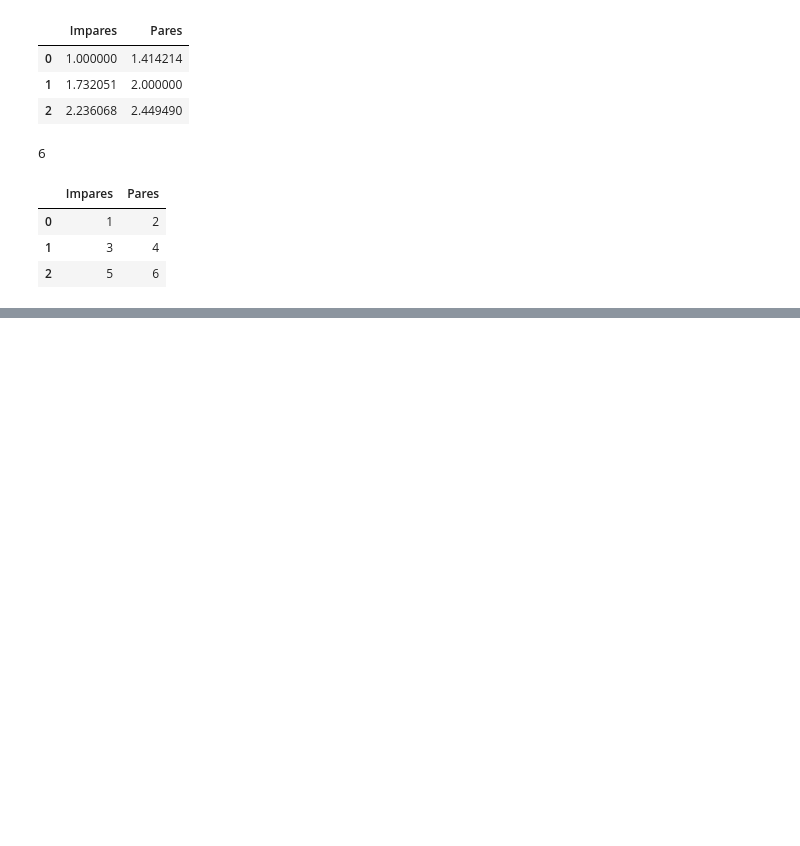
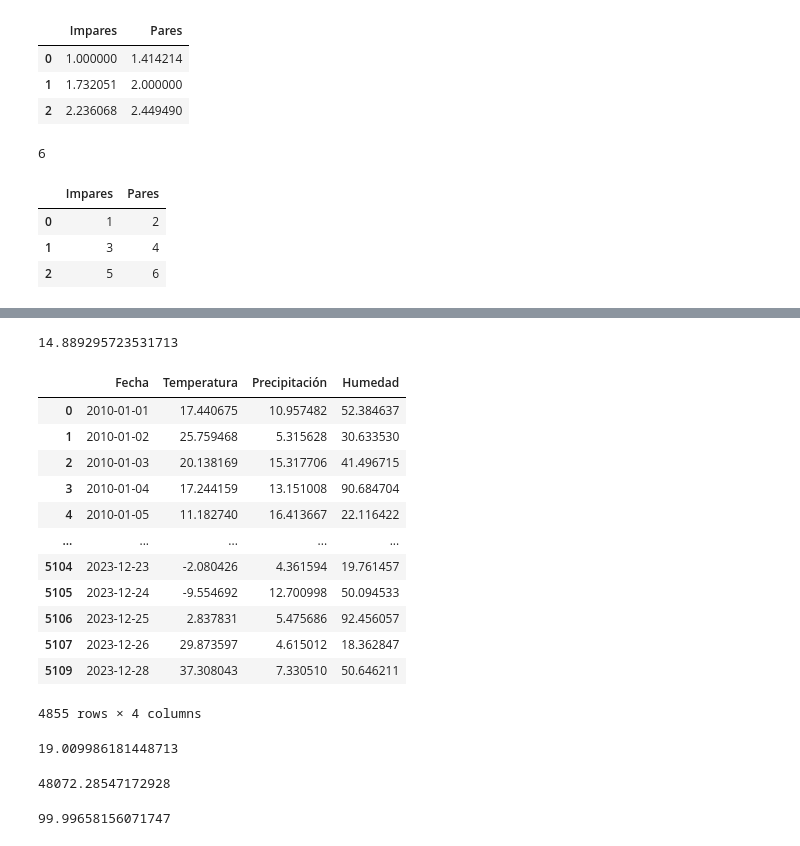
Before and after one commit to Bernardo-Mata/python-data-science, a Jupyter notebook: numpy.ipynb, the cells around one changed output, grey strips where cells are left out. Saved outputs shown, nothing was run; the diff lists cells and outputs as text; code cells hidden in the pictures; blank space fills up the shorter version.

```diff
--- a/numpy.ipynb
+++ b/numpy.ipynb
@@ -515,0 +568,4 @@ df_desde_np
+# %%
+#convertir a datetime
+df['Fecha'] = pd.to_datetime(df['Fecha'],format='%d/%m/%Y')
+df['Fecha']
@@ -515,0 +585,38 @@ df_desde_np
+# %%
+#sacar promedio de temperatura ignorando nulos
+df_clean = df['Temperatura'].fillna(df['Temperatura'].mean())
+df_clean.mean()
+# %% [output]
+14.889295723531713
+# %%
+df_clean
+# %% [output]
+|  | Fecha | Temperatura | Precipitación | Humedad |
+| 0 | 2010-01-01 | 17.440675 | 10.957482 | 52.384637 |
+| 1 | 2010-01-02 | 25.759468 | 5.315628 | 30.633530 |
+| 2 | 2010-01-03 | 20.138169 | 15.317706 | 41.496715 |
+| 3 | 2010-01-04 | 17.244159 | 13.151008 | 90.684704 |
+| 4 | 2010-01-05 | 11.182740 | 16.413667 | 22.116422 |
+| ... | ... | ... | ... | ... |
+| 5104 | 2023-12-23 | -2.080426 | 4.361594 | 19.761457 |
+| 5105 | 2023-12-24 | -9.554692 | 12.700998 | 50.094533 |
+| 5106 | 2023-12-25 | 2.837831 | 5.475686 | 92.456057 |
+| 5107 | 2023-12-26 | 29.873597 | 4.615012 | 18.362847 |
+| 5109 | 2023-12-28 | 37.308043 | 7.330510 | 50.646211 |
+4855 rows × 4 columns
+# %%
+#sacar promedio de temperatura de los primeros 6 meses
+df_clean[:6].mean()
+# %% [output]
+19.009986181448713
+# %%
+#sacar total de precipitacion
+df_precipitacion = df['Precipitación'].sum()
+df_precipitacion
+# %% [output]
+48072.28547172928
+# %%
+#maxima humedad registrada
+df['Humedad'].max()
+# %% [output]
+99.99658156071747
```
Also changed, not shown: parts of 10 cells of this notebook.
